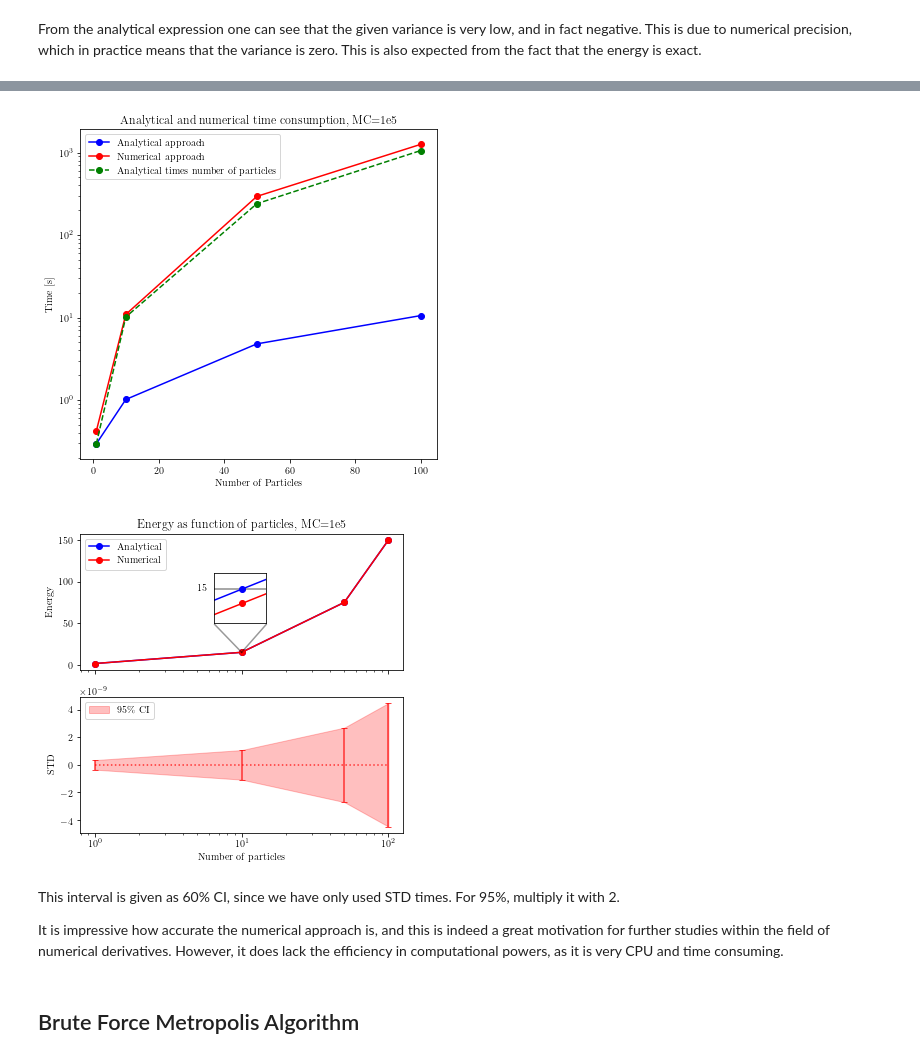
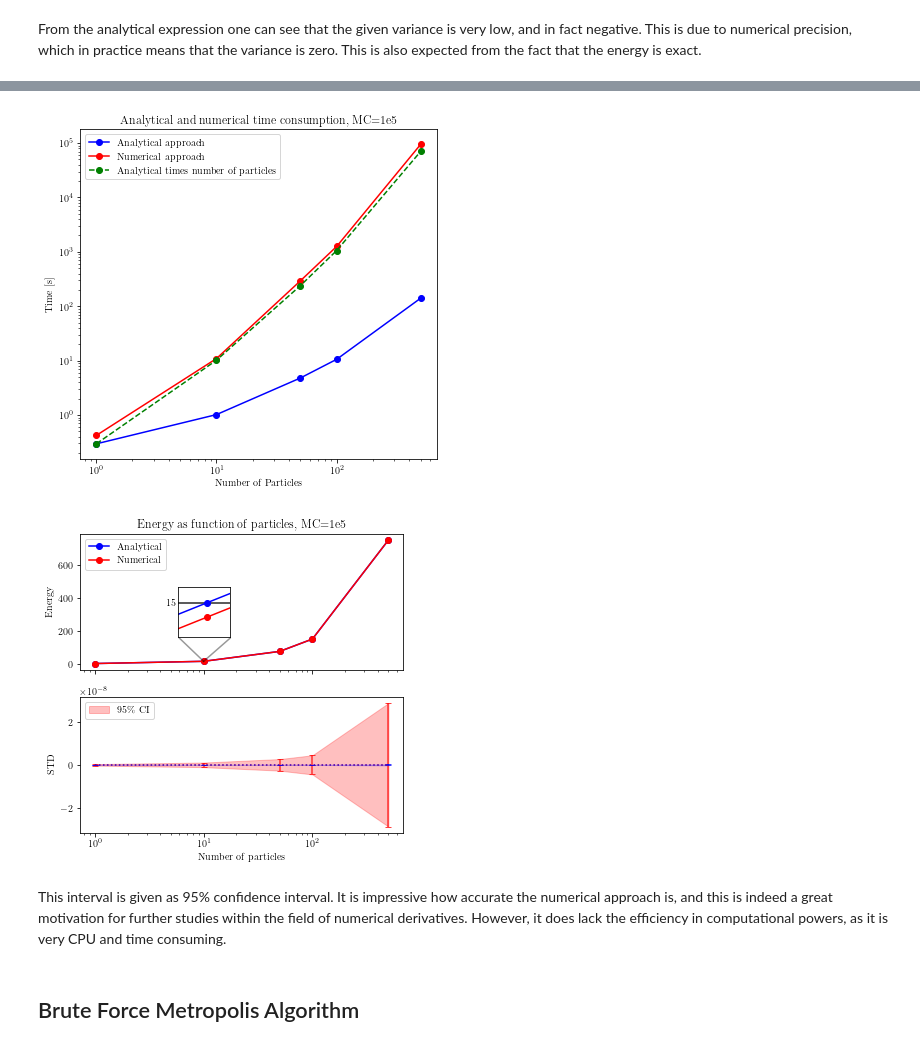
Before and after one commit to Moejay10/FYS4411, a Jupyter notebook: Project1/Python/Variational_Monte_Carlo.ipynb, the cells around one changed output, grey strips where cells are left out. Drawn from its saved outputs; the diff is of its cells as text; code cells hidden in the pictures.

```diff
--- a/Project1/Python/Variational_Monte_Carlo.ipynb
+++ b/Project1/Python/Variational_Monte_Carlo.ipynb
@@ -100,15 +100,15 @@ part50 = pd.read_fwf(data_path("Task_b/50_particles_3_dim.dat"))
 part100 = pd.read_fwf(data_path("Task_b/100_particles_3_dim.dat"))
 part500 = pd.read_fwf(data_path("Task_b/500_particles_3_dim.dat"))
 
-particles = [1,10,50,100]
-""" #Uncomment for 500 particles (watch out for less MC cycles)
+#particles = [1,10,50,100]
+#Uncomment for 500 particles (watch out for less MC cycles)
 particles = [1,10,50,100,500]
 
 time_analytical = [part1['Time'][0],part10['Time'][0],part50['Time'][0],part100['Time'][0],part500['Time'][0]]
 time_numerical = [part1['Time'][1],part10['Time'][1],part50['Time'][1],part100['Time'][1],part500['Time'][1]]
 
-std_analytical = [part1['STD'][0],part10['STD'][0],part50['STD'][0],part100['STD'][0],part500['STD'][0]]
-std_numerical  = [part1['STD'][1],part10['STD'][1],part50['STD'][1],part100['STD'][1],part500['STD'][1]]
+var_analytical = [part1['Variance'][0],part10['Variance'][0],part50['Variance'][0],part100['Variance'][0],part500['Variance'][0]]
+var_numerical  = [part1['Variance'][1],part10['Variance'][1],part50['Variance'][1],part100['Variance'][1],part500['Variance'][1]]
 
 energy_analytical = [part1['Energy'][0],part10['Energy'][0],part50['Energy'][0],part100['Energy'][0],part500['Energy'][0]]
 energy_numerical  = [part1['Energy'][1],part10['Energy'][1],part50['Energy'][1],part100['Energy'][1],part500['Energy'][1]]
@@ -123,7 +123,7 @@ var_numerical  = [part1['Variance'][1],part10['Variance'][1],part50['Variance'][
 
 energy_analytical = [part1['Energy'][0],part10['Energy'][0],part50['Energy'][0],part100['Energy'][0]]
 energy_numerical  = [part1['Energy'][1],part10['Energy'][1],part50['Energy'][1],part100['Energy'][1]]
-
+"""
 
 numerical_df = pd.DataFrame({'Particles': particles,'Energy': energy_numerical, 'Time': time_numerical,'Variance': var_numerical})
 analytical_df= pd.DataFrame({'Particles': particles,'Energy': energy_analytical,'Time': time_analytical,'Variance': var_analytical})
@@ -150,7 +152,7 @@ Analytical:
 # %% [markdown]
 From the analytical expression one can see that the given variance is very low, and in fact negative. This is due to numerical precision, which in practice means that the variance is zero. This is also expected from the fact that the energy is exact.
 # %%
-std_analytical = [0.,0., np.sqrt(var_analytical[2])*1e-5,np.sqrt(var_analytical[3])*1e-5]
+std_analytical = [(np.sqrt(np.sqrt(var_analytical[0]**2)))*1e-5,(np.sqrt(np.sqrt(var_analytical[1]**2)))*1e-5, np.sqrt(var_analytical[2])*1e-5,np.sqrt(var_analytical[3])*1e-5,(np.sqrt(np.sqrt(var_analytical[4]**2)))*1e-5]
 std_numerical  = np.sqrt(var_numerical)*1e-5
 
 numerical_df = pd.DataFrame({'Particles': particles,'Energy': energy_numerical, 'Time': time_numerical,'STD': std_numerical})
@@ -180,7 +184,7 @@ Analytical:
 fig, ax1 = plt.subplots()
 fig.set_size_inches(w=w*1.0,h= 5.5)
 
-#ax1.set_xscale('log')
+ax1.set_xscale('log')
 ax1.set_yscale('log')
 
 ax1.set_ylabel('Time [s]')
@@ -196,7 +200,7 @@ fig.tight_layout()  # otherwise the right y-label is slightly clipped
 plt.savefig(data_path('Task_b/analytical_vs_numerical.pgf'))
 plt.show()
 # %% [output]
-[figure, old version]
+[figure, new version]
 # %%
 zero_array = np.zeros(len(analytical_df['Particles']))
 # plot
@@ -219,52 +223,52 @@ ax1.set_xscale('log')
 ax1.xaxis.set_major_formatter(plt.NullFormatter())
 ax1.legend()
 #ax1.set_yscale('log')
-
+col = ['r','b']
+i=0
 ax2 = plt.subplot(212)
 #In case of more plots, we will make sure it's easy to add in a loop
-for data in [numerical_df]:
-    ax2.errorbar(x=data['Particles'],y=zero_array,yerr=1.96*data['STD'],color='r', alpha=.75, fmt=':', capsize=3, capthick=1)
+for data in [numerical_df,analytical_df]:
+    ax2.errorbar(x=data['Particles'],y=zero_array,yerr=1.96*data['STD'],color=col[i], alpha=.75, fmt=':', capsize=3, capthick=1)
     data = {
         'x': data['Particles'],
         'y1': [y - e for y, e in zip(zero_array, 1.96*data['STD'])],
         'y2': [y + e for y, e in zip(zero_array, 1.96*data['STD'])]}
-    ax2.fill_between(**data, alpha=.25, color='r')
-
+    ax2.fill_between(**data, alpha=.25, color=col[i])
+    i+=1
 ax2.set_xlabel('Number of particles')
 ax2.set_ylabel('STD')
 ax2.set_xscale('log')
 #ax2.set_yscale('log')
 
 ax2.legend(['95$\%$ CI'])
 
-ax3 = fig.add_axes([0.445, 0.655, 0.125, 0.125])
-ax3.plot([0,20],[15,15],'black',alpha=.45)
+ax3 = fig.add_axes([0.36, 0.62, 0.125, 0.125])
+ax3.plot([0,20],[15,15],'black',alpha=.85)
 #ax3.plot([10,10],[14,16],'black')
 ax3.plot(analytical_df['Particles'],analytical_df['Energy'],'bo-',label='analytical')
 ax3.plot(numerical_df['Particles'],numerical_df['Energy'],'ro-',label='numerical')
 ax3.set(xlim=(9.99995, 10.00004), ylim=(14.99978, 15.0001))
 ax3.set_xscale('log')
 ax3.set_yscale('log')
 
 plt.xticks([])
 
 #ax3.axes.get_xaxis().set_ticks([])
 #ax3.axes.get_yaxis().set_ticks([])
 #ax3.legend(loc='lower left', bbox_to_anchor= (0.0, 1.01), ncol=2,
 #            borderaxespad=0, frameon=False)
 
-ax1.plot([10,6.55],[15,48.5],'black', alpha=.40)
-ax1.plot([10,14.7],[15,48.5],'black', alpha=.40)
-ax1.text(4.95, 89, '15')
+ax1.plot([10,6],[15,155],'black', alpha=.40)
+ax1.plot([10,17.5],[15,155],'black', alpha=.40)
+ax1.text(4.55, 350, '15')
 
 plt.savefig(data_path('Task_b/analytical_vs_numerical_STD_energy.pgf'))
 
 plt.show()
 # %% [output]
-[figure, old version]
+[figure, new version]
 # %% [markdown]
-This interval is given as 60% CI, since we have only used STD times. For 95%, multiply it with 2.
-
+This interval is given as 95% confidence interval.
 It is impressive how accurate the numerical approach is, and this is indeed a great motivation for further studies within the field of numerical derivatives. However, it does lack the efficiency in computational powers, as it is very CPU and time consuming.
 # %% [markdown]
 ## Brute Force Metropolis Algorithm
```
Also changed, not shown: parts of 9 cells of this notebook.
